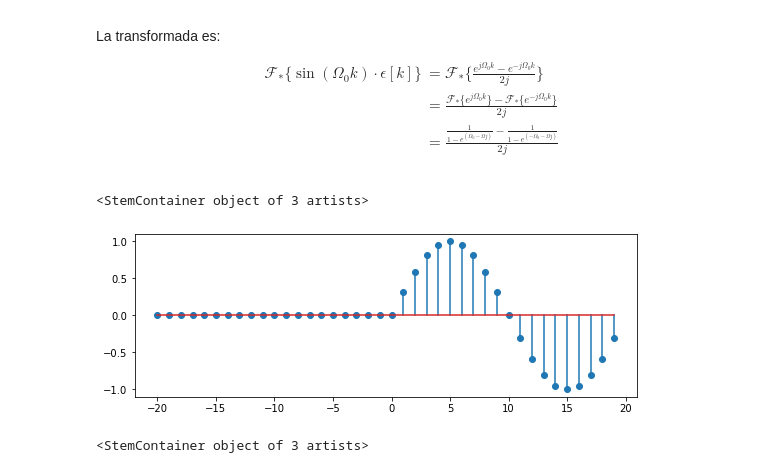
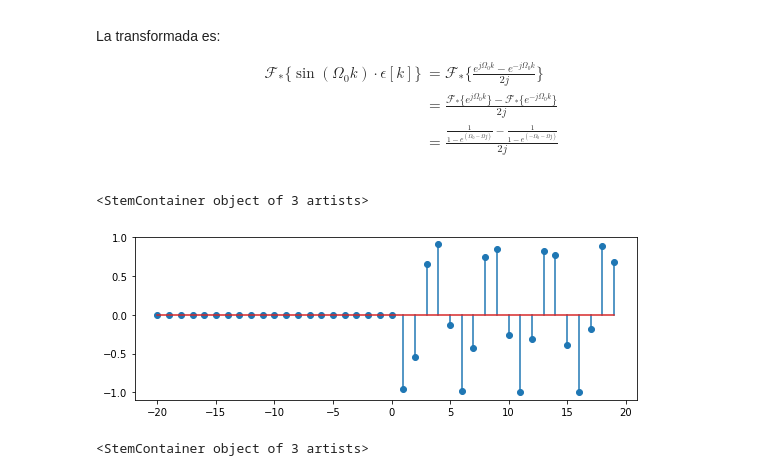
Before and after one commit to pierrediazp/Se-ales_y_Sistemas, a Jupyter notebook: FourierDTFT.ipynb, the cells around one changed output. Drawn from its saved outputs; the diff is of its cells as text; code cells hidden in the pictures.

```diff
--- a/FourierDTFT.ipynb
+++ b/FourierDTFT.ipynb
@@ -188,10 +188,9 @@ La transformada es:
 &= \frac{1}{1-e^{(\Omega_0 - \Omega j)}} \\
 \end{split}
 # %%
-# Define una señal rectángular
 kr = range(-20, 20) # Rango de visualización
 x = list(kr) # inicia valores de la señal
-W0 = -0.5
+W0 = -0.7 +1j*0.7
 for ind,kx in enumerate(kr):
     if (kx>= 0):
         x[ind]=np.exp(W0*kx)
@@ -275,20 +274,20 @@ La transformada es:
 # %%
 # Define una señal rectángular
 kr = range(-20, 20) # Rango de visualización de instantes k
 x = list(kr) # inicia valores de la señal
-W0 = 0.1*np.pi # np.pi/4
+W0 = 5 # 0.5*np.pi # np.pi/4
 for ind,kx in enumerate(kr):
     if (kx>= 0):
         x[ind]=np.sin(W0*kx)
     else:
         x[ind]=0
 
 
 plt.rcParams['figure.figsize'] = 9, 3
 plt.stem(kr, np.real(x))
 # %% [output]
 <StemContainer object of 3 artists>
-[figure, old version]
+[figure, new version]
 # %%
 plt.rcParams['figure.figsize'] = 9, 3
 plt.stem(kr, np.imag(x))
```
Also changed, not shown: parts of 12 cells of this notebook, 7 other files.
